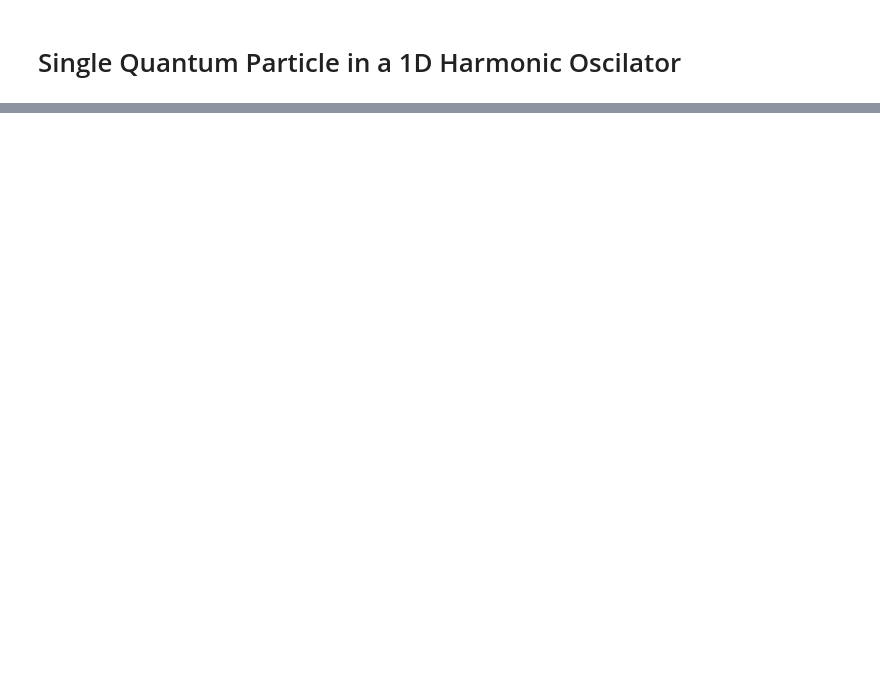
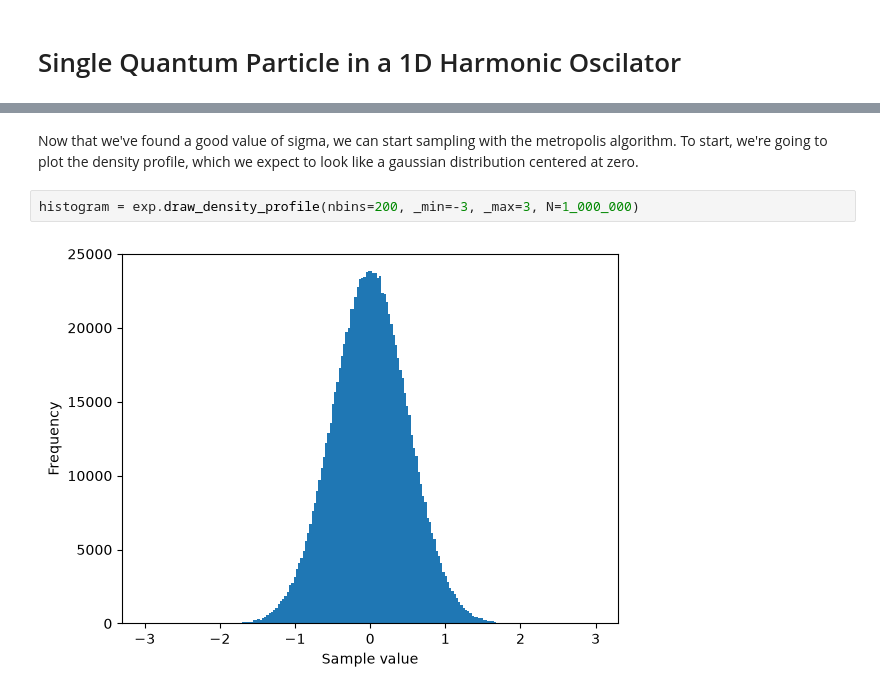
Before and after one commit to Gerysto/montecarlo-practice, a Jupyter notebook: exercici_2/exercici2.ipynb, the cells around one changed output, grey strips where cells are left out. Drawn from its saved outputs; the diff is of its cells as text; blank space fills up the shorter version.

```diff
--- a/exercici_2/exercici2.ipynb
+++ b/exercici_2/exercici2.ipynb
@@ -146,0 +53,6 @@ def potential_energy(m, omega, x):
+# %% [markdown]
+Now that we've found a good value of sigma, we can start sampling with the metropolis algorithm. To start, we're going to plot the density profile, which we expect to look like a gaussian distribution centered at zero.
+# %%
+histogram = exp.draw_density_profile(nbins=200, _min=-3, _max=3, N=1_000_000)
+# %% [output]
+[figure, added]
```
Also changed, not shown: parts of 20 cells of this notebook, 1 other file.
